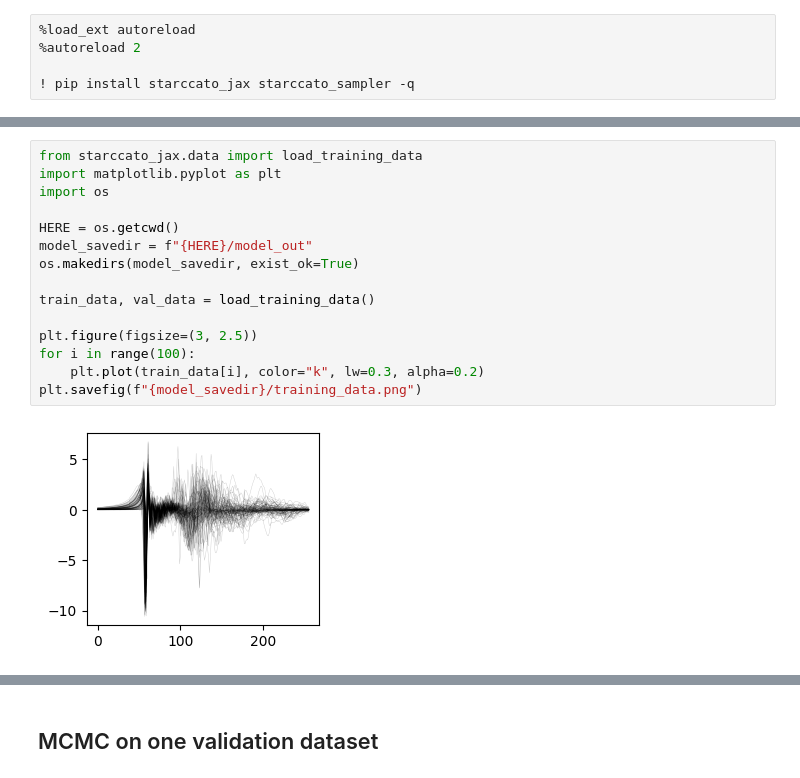
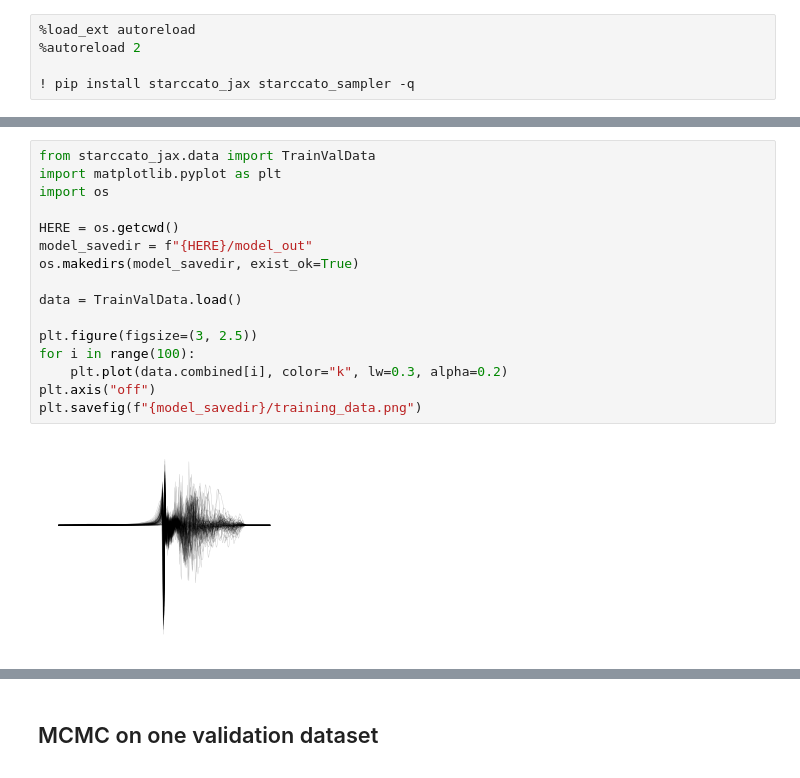
Before and after one commit to starccato/starccato_jax, a Jupyter notebook: docs/example.ipynb, the cells around one changed output, grey strips where cells are left out. Saved outputs shown, nothing was run; the diff lists cells and outputs as text.

```diff
--- a/docs/example.ipynb
+++ b/docs/example.ipynb
@@ -23,21 +23,22 @@ starccato_jax version: 0.1.7.dev14+gf0e3ed8.d20250227
 starccato_sampler version: 0.0.7.dev2+g2220781
 # %%
-from starccato_jax.data import load_training_data
+from starccato_jax.data import TrainValData
 import matplotlib.pyplot as plt
 import os
 
 HERE = os.getcwd()
 model_savedir = f"{HERE}/model_out"
 os.makedirs(model_savedir, exist_ok=True)
 
-train_data, val_data = load_training_data()
+data = TrainValData.load()
 
 plt.figure(figsize=(3, 2.5))
 for i in range(100):
-    plt.plot(train_data[i], color="k", lw=0.3, alpha=0.2)
+    plt.plot(data.combined[i], color="k", lw=0.3, alpha=0.2)
+plt.axis("off")
 plt.savefig(f"{model_savedir}/training_data.png")
 # %% [output]
-[figure, old version]
+[figure, new version]
 # %% [markdown]
 ![](model_out/training_data.png)
 # %%
```
Also changed, not shown: parts of 10 cells of this notebook, 3 other files.
